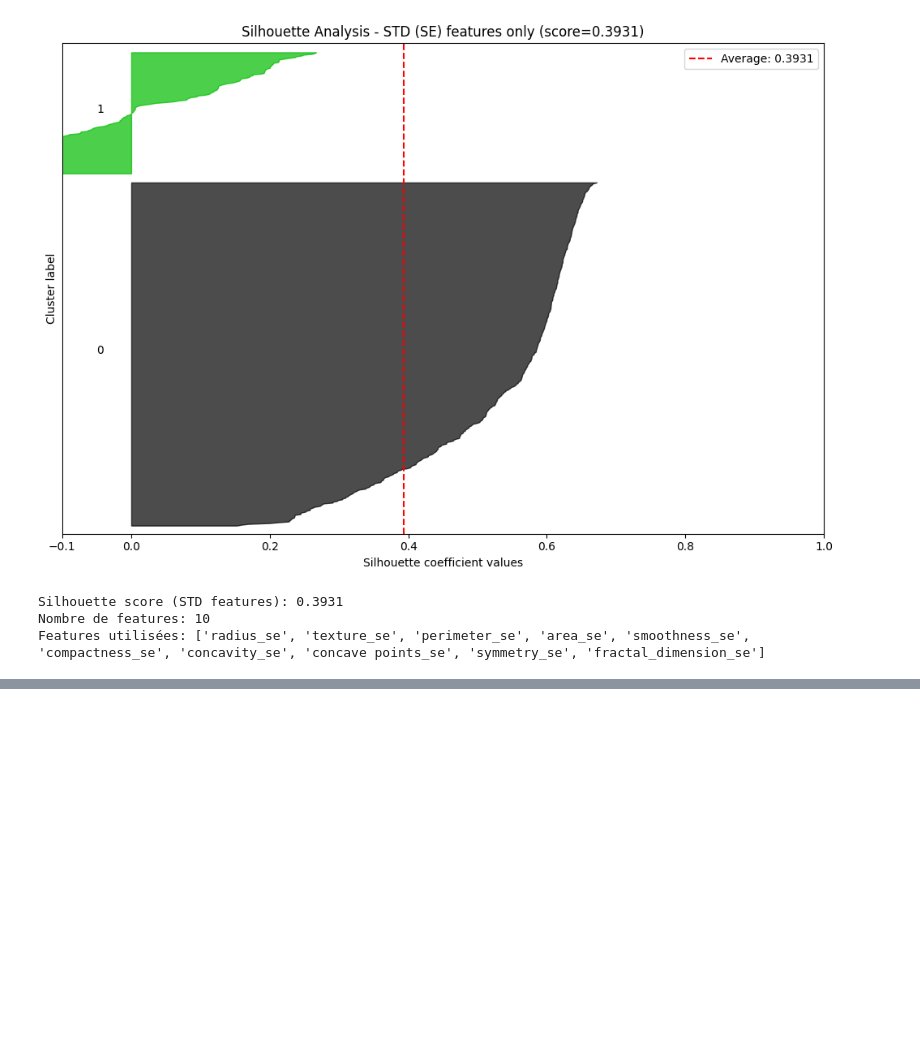
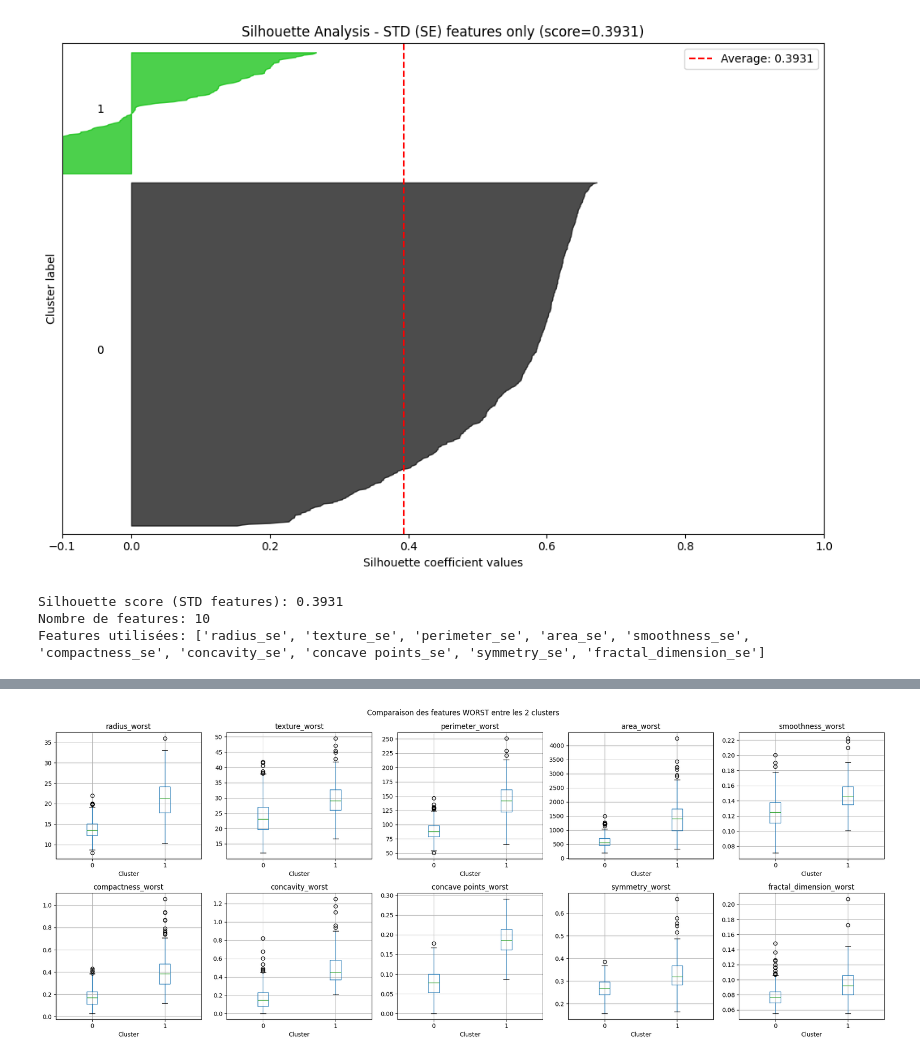
Before and after one commit to prichert17/Projet_Clustering, a Jupyter notebook: main.ipynb, the cells around one changed output, grey strips where cells are left out. Saved outputs shown, nothing was run; the diff lists cells and outputs as text; code cells hidden in the pictures; blank space fills up the shorter version.

Commit message:
ajout de l'ald, l'acp, des boxplots et des courbes roc

```diff
--- a/main.ipynb
+++ b/main.ipynb
@@ -222,0 +255,8 @@ Features utilisées: ['radius_se', 'texture_se', 'perimeter_se', 'area_se', 'smo
+# %%
+# Voir les caractéristiques moyennes de chaque cluster
+for i in range(2):
+    print(f"\n Cluster {i} (Worst features)")
+    cluster_data = X_worst[labels_worst == i]
+    print(f"Nombre de patients: {len(cluster_data)}")
+    print("\nCaractéristiques moyennes:")
+    print(cluster_data.mean())
@@ -222,0 +324,19 @@ Features utilisées: ['radius_se', 'texture_se', 'perimeter_se', 'area_se', 'smo
+# %%
+# Ajouter les labels au dataframe
+X_worst_df = X_numeric[worst_cols].copy()
+X_worst_df['Cluster'] = labels_worst
+
+# Boxplot pour chaque feature
+fig, axes = plt.subplots(2, 5, figsize=(20, 8))
+axes = axes.flatten()
+
+for i, col in enumerate(worst_cols):
+    X_worst_df.boxplot(column=col, by='Cluster', ax=axes[i])
+    axes[i].set_title(f'{col}')
+    axes[i].set_xlabel('Cluster')
+
+plt.suptitle('Comparaison des features WORST entre les 2 clusters')
+plt.tight_layout()
+plt.show()
+# %% [output]
+[figure, added]
```
Also changed, not shown: parts of 9 cells of this notebook, 1 other file.
